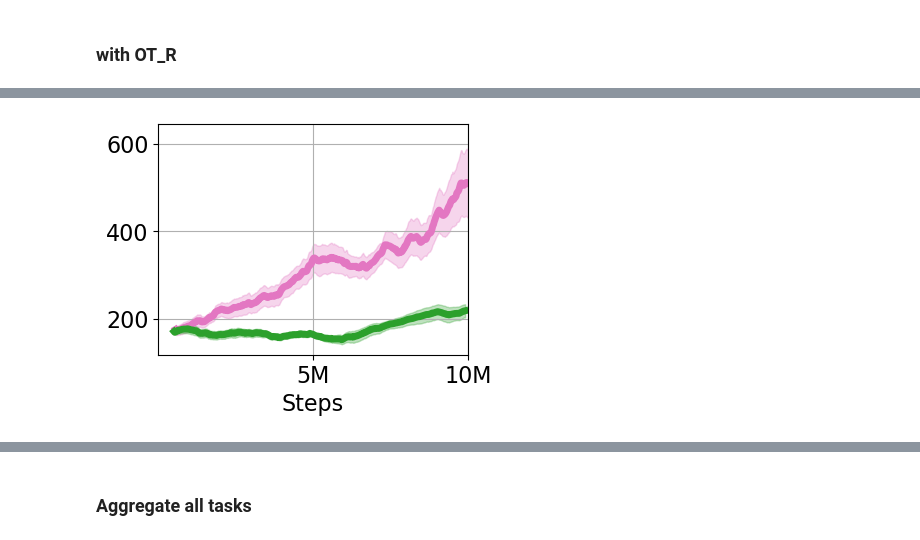
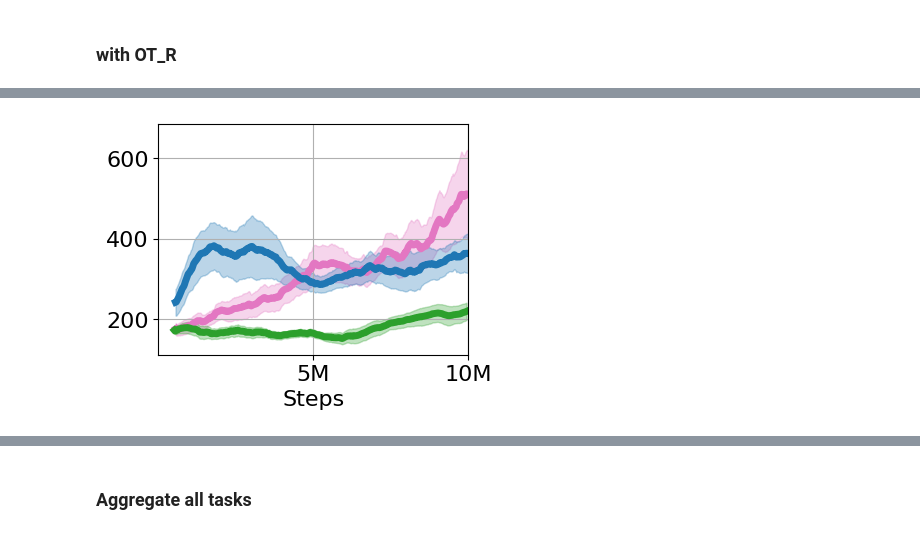
Before and after one commit to yangzhao-666/xiper, a Jupyter notebook: plot.ipynb, the cells around one changed output, grey strips where cells are left out. Cells and saved outputs as stored; diff of their text form; code cells hidden in the pictures.

```diff
--- a/plot.ipynb
+++ b/plot.ipynb
@@ -96,7 +90,7 @@ def find_jsonl_files_recursively(folder_path):
     jsonl_files = []
     for root, dirs, files in os.walk(folder_path):
         for file in files:
-            if file.endswith('.jsonl'):
+            if file == 'scores.jsonl':
                 jsonl_files.append(os.path.join(root, file))
     return jsonl_files
 
@@ -294,9 +293,9 @@ plot_agent_folders(folders, labels, window_size=50, use_ste=True, color_list=col
 # %%
-folders = ['logdir/dmc_cartpole_balance/Xiper_ot_R/', 'logdir/dmc_cartpole_balance/Viper/']
-labels = ['XIPER', 'VIPER']
+folders = ['logdir/DMC_results_xiper_viper/dmc_cartpole_balance/Xiper_ot_R/', 'logdir/DMC_results_xiper_viper/dmc_cartpole_balance/Viper/', 'logdir/dmc_cartpole_balance/XAIL/']
+labels = ['XIPER', 'VIPER', 'XAIL', 'SXIPER', 'SVIPER']
 
-color_list = ['tab:pink', 'tab:green', 'tab:grey', 'tab:blue']
+color_list = ['tab:pink', 'tab:green', 'tab:blue', 'tab:red', 'tab:orange']
 
 plot_agent_folders(folders, labels, window_size=50, use_ste=True, color_list=color_list)
 # %% [output]
-[figure, old version]
+[figure, new version]
```
Also changed, not shown: parts of 40 cells of this notebook, 27 other files.
